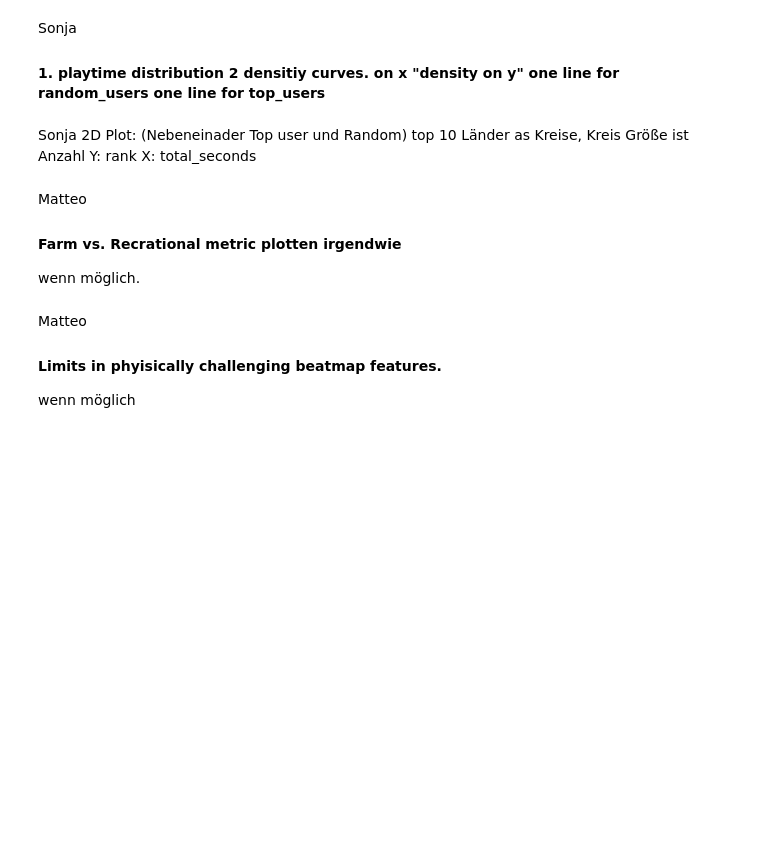
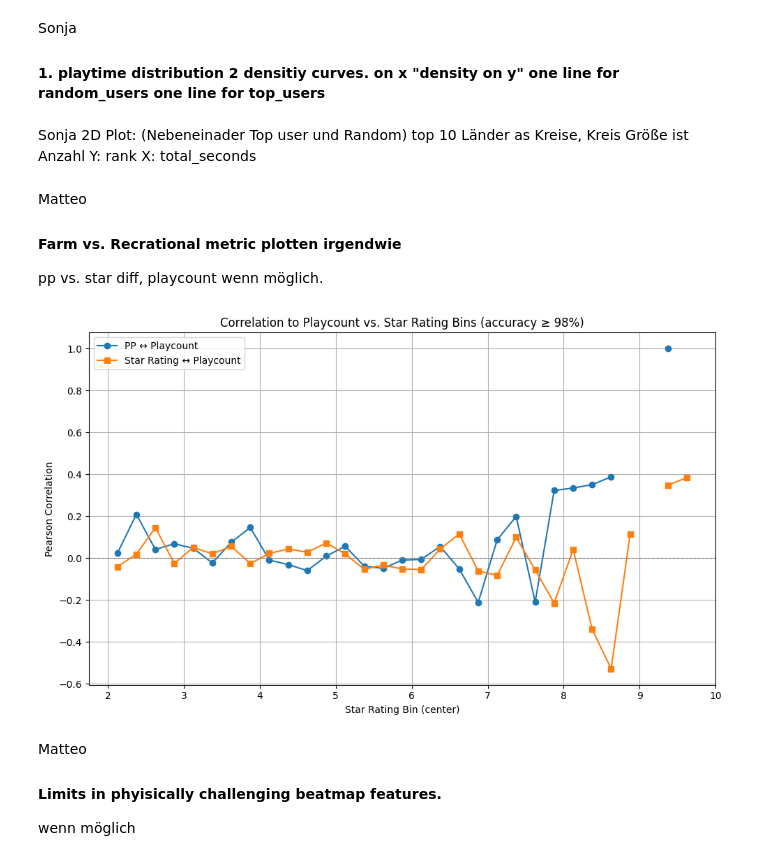
Before and after one commit to mattik01/Osu-RecSys-Study, a Jupyter notebook: DataAnalysis/analysis.ipynb, the cells around one changed output. Drawn from its saved outputs; the diff is of its cells as text; code cells hidden in the pictures; blank space fills up the shorter version.

Commit message:
work on plots

```diff
--- a/DataAnalysis/analysis.ipynb
+++ b/DataAnalysis/analysis.ipynb
@@ -30,7 +55,81 @@ X: total_seconds
 # %% [markdown]
 Matteo
 #### Farm vs. Recrational metric plotten irgendwie
+pp vs. star diff, playcount
 wenn möglich.
+# %%
+TOP_SCORES_PATH = os.path.join("data", "processed", "top_10000__scores.csv")
+RANDOM_SCORES_PATH = os.path.join("data", "processed", "random_10000__scores.csv")
+
+# Constants
+TOP_PLAYCOUNT_FRACTION = 0.1  # top 10%
+
+# --- Load and filter beatmaps ---
+df = beatmaps_df
+df = df[df['mods_string'] == 'NM']
+df = df[df['playcount'].notna() & df['beatmap_id'].notna() & df['diff_star_rating'].notna()]
+playcount_cutoff = df['playcount'].quantile(1 - TOP_PLAYCOUNT_FRACTION)
+df = df[df['playcount'] >= playcount_cutoff].copy()
+df = df[['mod_beatmap_id', 'beatmap_id', 'playcount', 'diff_star_rating']]
+
+# --- Load scores and combine ---
+top_scores = pd.read_csv(TOP_SCORES_PATH)
+random_scores = pd.read_csv(RANDOM_SCORES_PATH)
+all_scores = pd.concat([top_scores, random_scores], ignore_index=True)
+
+# --- Filter scores to match mod_beatmap_ids ---
+valid_ids = set(df['mod_beatmap_id'])
+filtered_scores = all_scores[all_scores['mod_beatmap_id'].isin(valid_ids)]
+
+# --- Filter for accuracy >= 98% ---
+filtered_scores = filtered_scores[filtered_scores['accuracy'] >= 0.98]
+
+# --- Compute max pp per mod_beatmap_id ---
+max_pp_df = filtered_scores.groupby('mod_beatmap_id')['pp'].max().reset_index()
+max_pp_df = max_pp_df.rename(columns={'pp': 'max_pp'})
+
+# --- Merge with beatmap info and compute ratio ---
+ratio_df = df.merge(max_pp_df, on='mod_beatmap_id', how='inner')
+ratio_df['pp_per_star'] = ratio_df['max_pp'] / ratio_df['diff_star_rating']
+
+# Define finer star rating bins up to 10 stars
+bins = np.arange(2.0, 10.25, 0.25)
+ratio_df['star_bin'] = pd.cut(ratio_df['diff_star_rating'], bins)
+
+# Store correlations per bin
+bin_labels = []
+pp_corrs = []
+star_corrs = []
+
+for bin_range, group in ratio_df.groupby('star_bin'):
+    bin_center = bin_range.mid
+    bin_labels.append(bin_center)
+
+    if len(group) >= 3:
+        pp_corr = group['max_pp'].corr(group['playcount'])
+        star_corr = group['diff_star_rating'].corr(group['playcount'])
+    else:
+        pp_corr = np.nan
+        star_corr = np.nan
+
+    pp_corrs.append(pp_corr)
+    star_corrs.append(star_corr)
+
+# --- Plot correlations ---
+plt.figure(figsize=(10, 6))
+plt.plot(bin_labels, pp_corrs, label='PP ↔ Playcount', marker='o')
+plt.plot(bin_labels, star_corrs, label='Star Rating ↔ Playcount', marker='s')
+
+plt.xlabel("Star Rating Bin (center)")
+plt.ylabel("Pearson Correlation")
+plt.title("Correlation to Playcount vs. Star Rating Bins (accuracy ≥ 98%)")
+plt.grid(True)
+plt.axhline(0, color='gray', linestyle='--', linewidth=0.8)
+plt.legend()
+plt.tight_layout()
+plt.show()
+# %% [output]
+[figure, added]
 # %% [markdown]
 Matteo
 #### Limits in phyisically challenging beatmap features.
```
Also changed, not shown: parts of 10 cells of this notebook, 8 other files.
